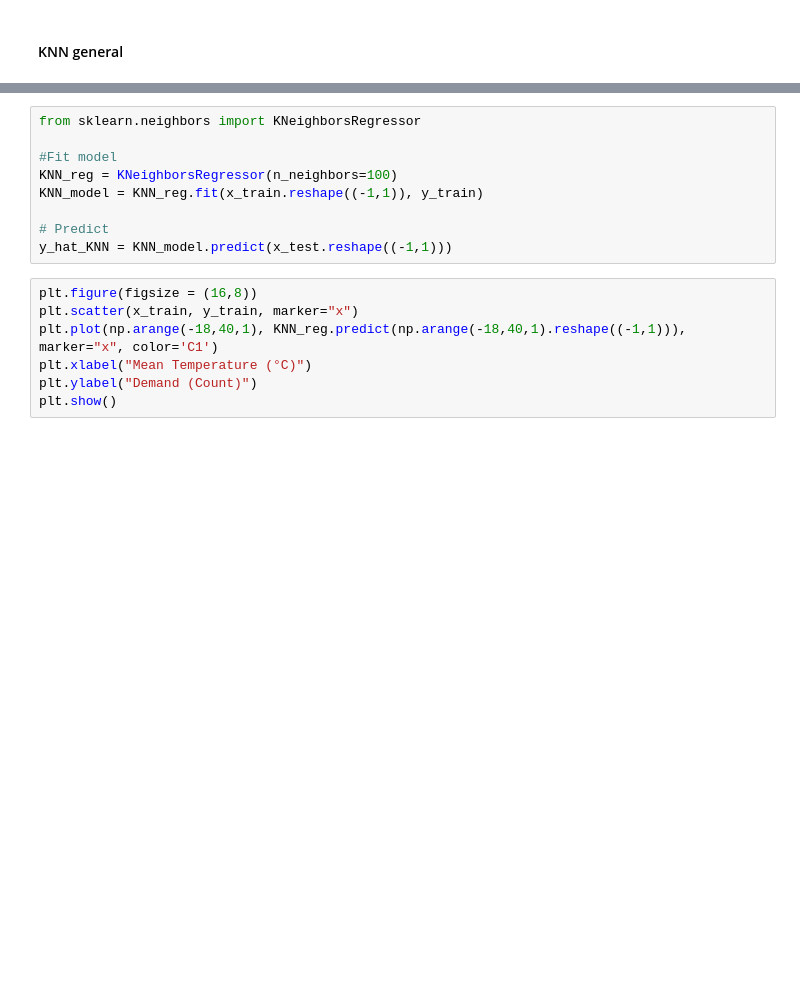
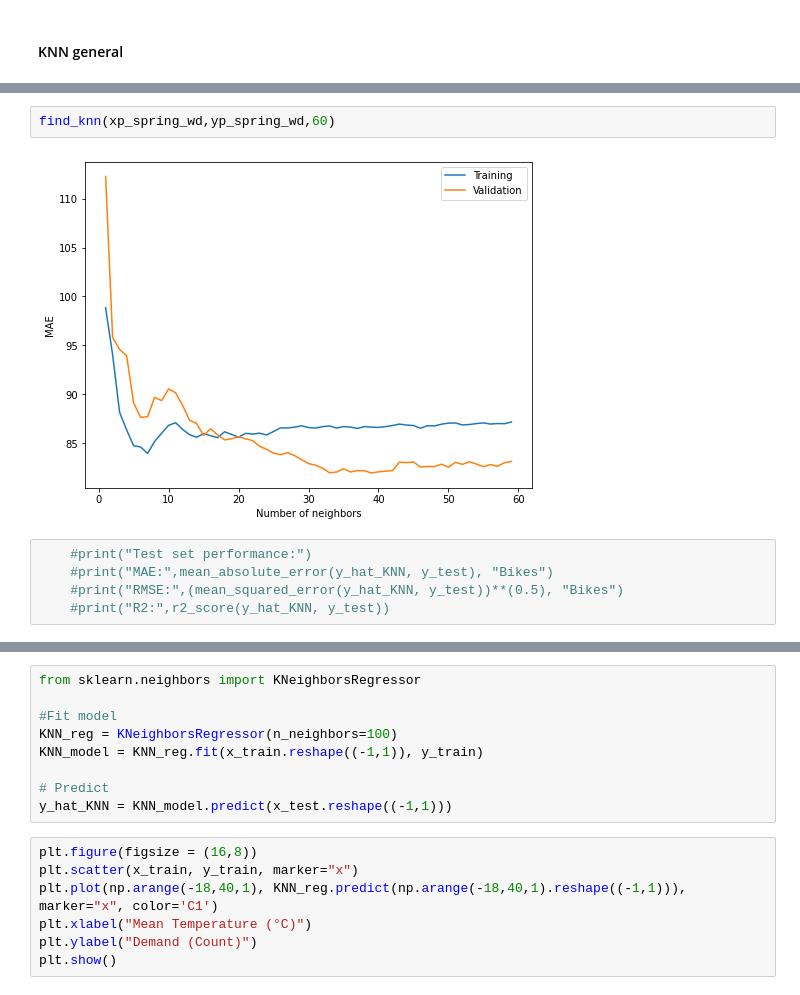
Before and after one commit to kond254/DSML-colasechs, a Jupyter notebook: KNN.ipynb, the cells around one changed output, grey strips where cells are left out. Cells and saved outputs as stored; diff of their text form; blank space fills up the shorter version.

```diff
--- a/KNN.ipynb
+++ b/KNN.ipynb
@@ -295,0 +410,9 @@ plt.show()
+# %%
+find_knn(xp_spring_wd,yp_spring_wd,60)
+# %% [output]
+[figure, added]
+# %%
+    #print("Test set performance:")
+    #print("MAE:",mean_absolute_error(y_hat_KNN, y_test), "Bikes")
+    #print("RMSE:",(mean_squared_error(y_hat_KNN, y_test))**(0.5), "Bikes")
+    #print("R2:",r2_score(y_hat_KNN, y_test))
```
Also changed, not shown: parts of 24 cells of this notebook.
